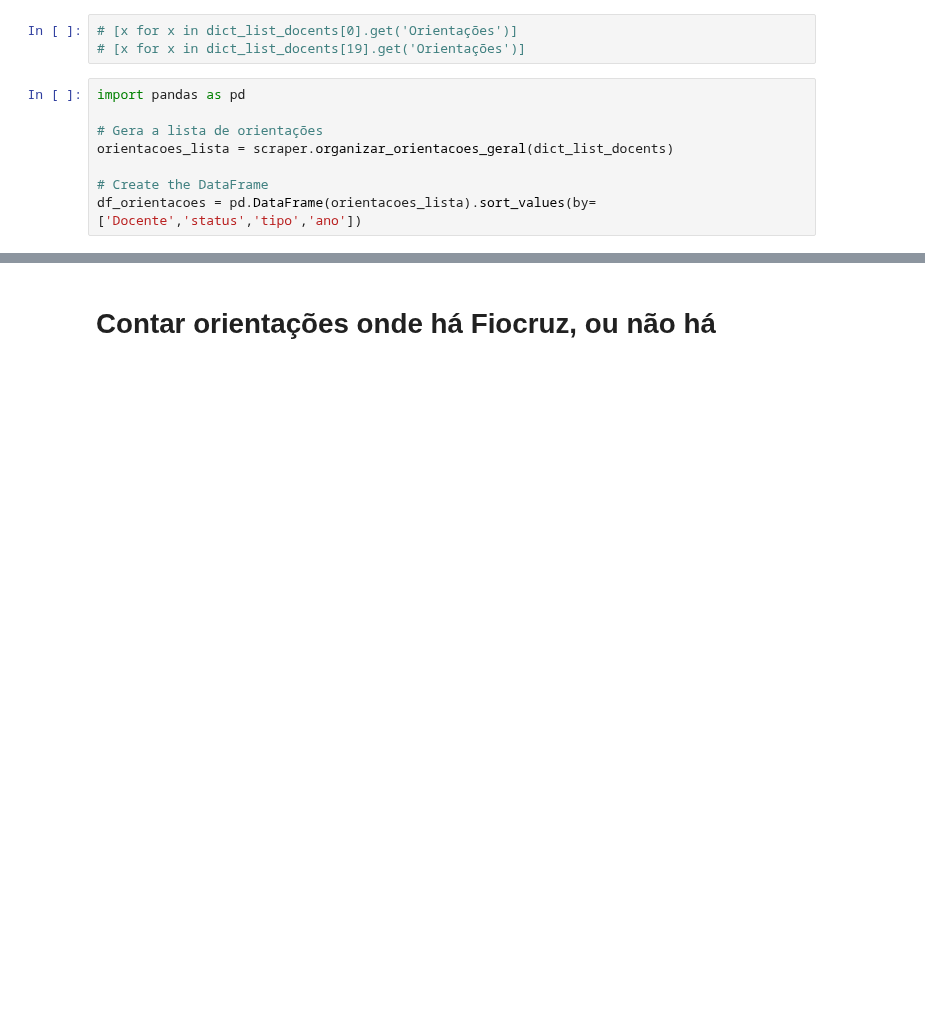
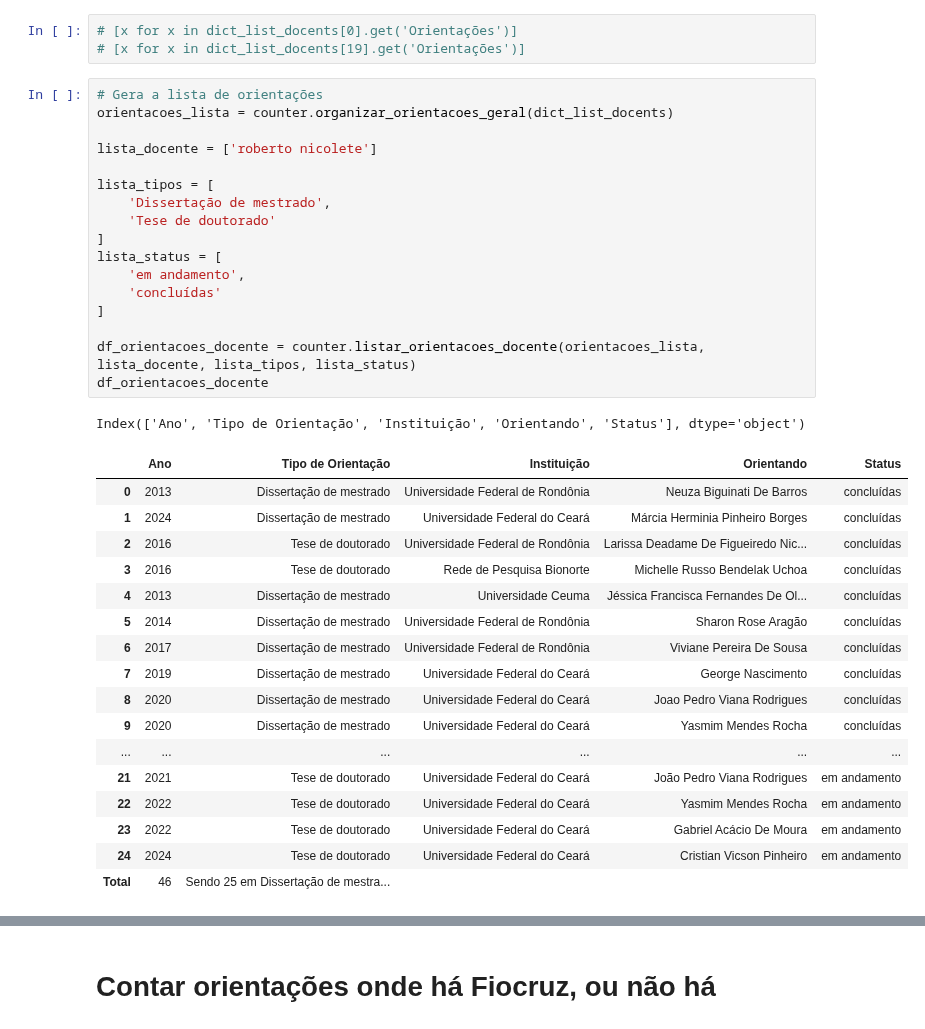
Before and after one commit to makaires77/ppgcs, a Jupyter notebook: nbk_eval_program_FIOCE.ipynb, the cells around one changed output, grey strips where cells are left out. Saved outputs shown, nothing was run; the diff lists cells and outputs as text; blank space fills up the shorter version.

```diff
--- a/nbk_eval_program_FIOCE.ipynb
+++ b/nbk_eval_program_FIOCE.ipynb
@@ -1308,11 +956,39 @@ print(resultado)
 # %%
 # [x for x in dict_list_docents[0].get('Orientações')]
 # [x for x in dict_list_docents[19].get('Orientações')]
-# %%
-import pandas as pd
-
-# Gera a lista de orientações
-orientacoes_lista = scraper.organizar_orientacoes_geral(dict_list_docents)
-
-# Create the DataFrame
-df_orientacoes = pd.DataFrame(orientacoes_lista).sort_values(by=['Docente','status','tipo','ano'])
+# %%
+# Gera a lista de orientações
+orientacoes_lista = counter.organizar_orientacoes_geral(dict_list_docents)
+
+lista_docente = ['roberto nicolete']
+
+lista_tipos = [
+    'Dissertação de mestrado',
+    'Tese de doutorado'
+]
+lista_status = [
+    'em andamento',
+    'concluídas'
+]
+
+df_orientacoes_docente = counter.listar_orientacoes_docente(orientacoes_lista, lista_docente, lista_tipos, lista_status)
+df_orientacoes_docente
+# %% [output]
+Index(['Ano', 'Tipo de Orientação', 'Instituição', 'Orientando', 'Status'], dtype='object')
+|  | Ano | Tipo de Orientação | Instituição | Orientando | Status |
+| 0 | 2013 | Dissertação de mestrado | Universidade Federal de Rondônia | Neuza Biguinati De Barros | concluídas |
+| 1 | 2024 | Dissertação de mestrado | Universidade Federal do Ceará | Márcia Herminia Pinheiro Borges | concluídas |
+| 2 | 2016 | Tese de doutorado | Universidade Federal de Rondônia | Larissa Deadame De Figueiredo Nic... | concluídas |
+| 3 | 2016 | Tese de doutorado | Rede de Pesquisa Bionorte | Michelle Russo Bendelak Uchoa | concluídas |
+| 4 | 2013 | Dissertação de mestrado | Universidade Ceuma | Jéssica Francisca Fernandes De Ol... | concluídas |
+| 5 | 2014 | Dissertação de mestrado | Universidade Federal de Rondônia | Sharon Rose Aragão | concluídas |
+| 6 | 2017 | Dissertação de mestrado | Universidade Federal de Rondônia | Viviane Pereira De Sousa | concluídas |
+| 7 | 2019 | Dissertação de mestrado | Universidade Federal do Ceará | George Nascimento | concluídas |
+| 8 | 2020 | Dissertação de mestrado | Universidade Federal do Ceará | Joao Pedro Viana Rodrigues | concluídas |
+| 9 | 2020 | Dissertação de mestrado | Universidade Federal do Ceará | Yasmim Mendes Rocha | concluídas |
+| ... | ... | ... | ... | ... | ... |
+| 21 | 2021 | Tese de doutorado | Universidade Federal do Ceará | João Pedro Viana Rodrigues | em andamento |
+| 22 | 2022 | Tese de doutorado | Universidade Federal do Ceará | Yasmim Mendes Rocha | em andamento |
+| 23 | 2022 | Tese de doutorado | Universidade Federal do Ceará | Gabriel Acácio De Moura | em andamento |
+| 24 | 2024 | Tese de doutorado | Universidade Federal do Ceará | Cristian Vicson Pinheiro | em andamento |
+| Total | 46 | Sendo 25 em Dissertação de mestra... |  |  |  |
```
Also changed, not shown: parts of 47 cells of this notebook, 5 other files.
